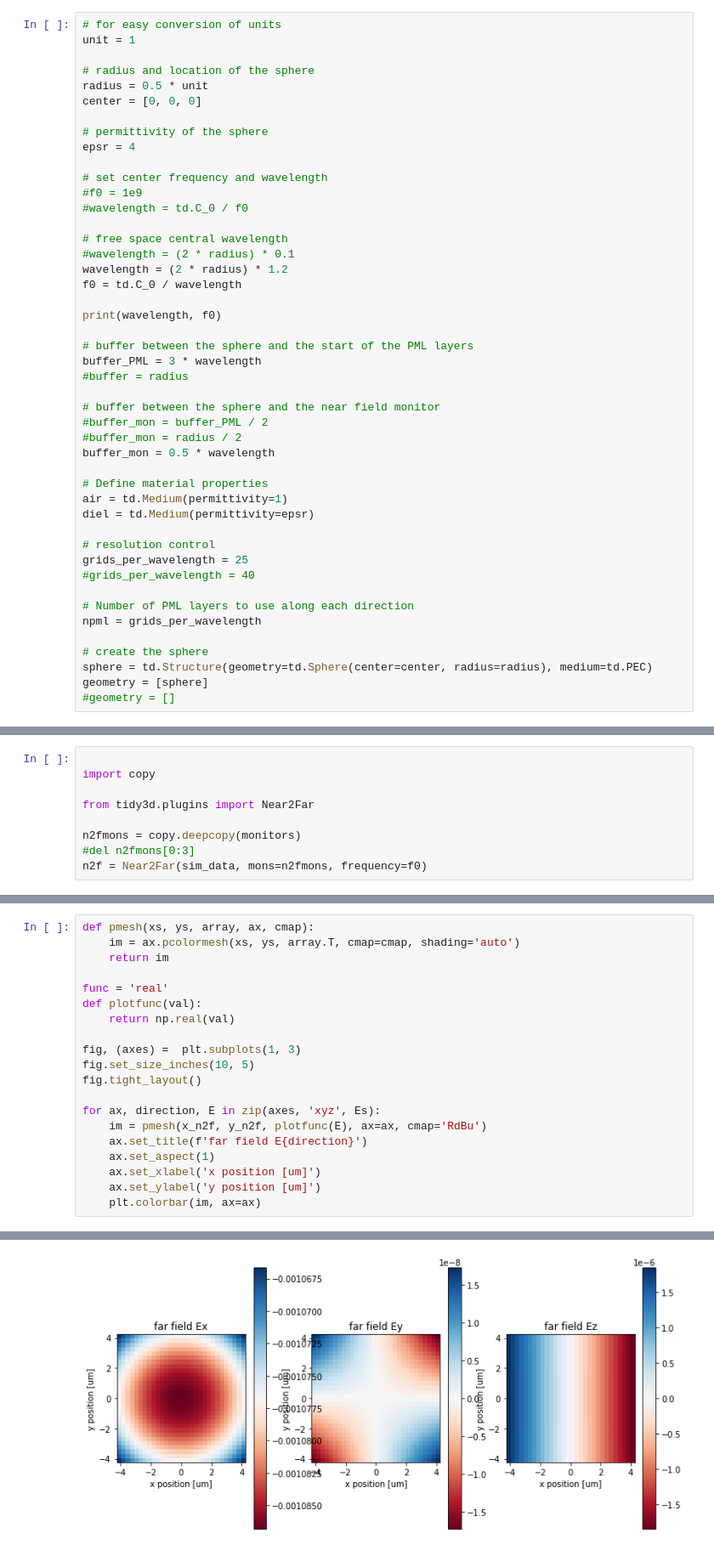
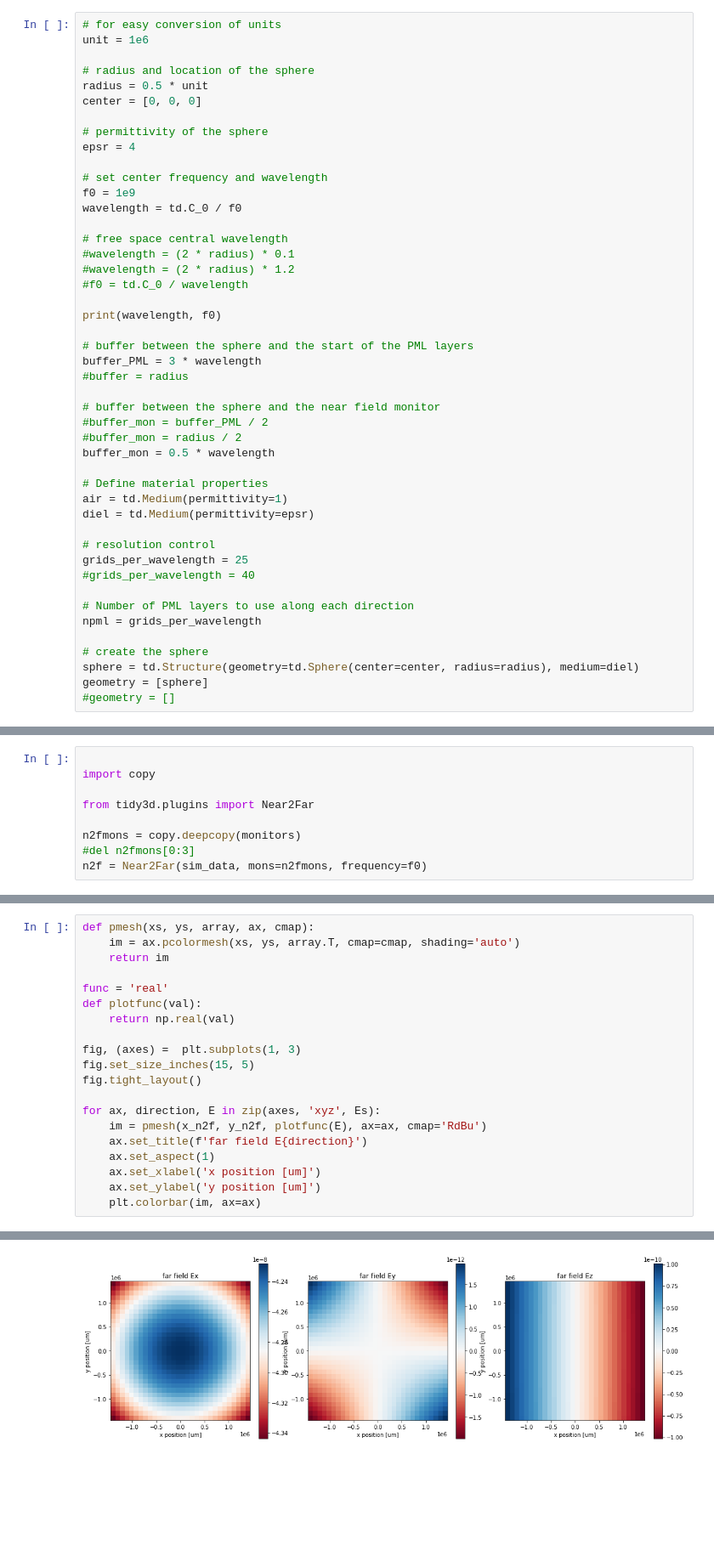
Before and after one commit to flexcompute-readthedocs/tidy3d-docs, a Jupyter notebook: docs/source/notebooks/Near2FarSphereRCS.ipynb, the cells around one changed output, grey strips where cells are left out. Shown at 85% size. Saved outputs shown, nothing was run; the diff lists cells and outputs as text; blank space fills up the shorter version.

Commit message:
updated the dipole and sphere RCS notebooks

```diff
--- a/docs/source/notebooks/Near2FarSphereRCS.ipynb
+++ b/docs/source/notebooks/Near2FarSphereRCS.ipynb
@@ -14,7 +14,7 @@ The autoreload extension is already loaded. To reload it, use:
   %reload_ext autoreload
 # %%
 # for easy conversion of units
-unit = 1
+unit = 1e6
 
 # radius and location of the sphere
 radius = 0.5 * unit
@@ -24,13 +24,13 @@ center = [0, 0, 0]
 epsr = 4
 
 # set center frequency and wavelength
-#f0 = 1e9
-#wavelength = td.C_0 / f0
+f0 = 1e9
+wavelength = td.C_0 / f0
 
 # free space central wavelength
 #wavelength = (2 * radius) * 0.1
-wavelength = (2 * radius) * 1.2
-f0 = td.C_0 / wavelength
+#wavelength = (2 * radius) * 1.2
+#f0 = td.C_0 / wavelength
 
 print(wavelength, f0)
 
@@ -55,7 +55,7 @@ grids_per_wavelength = 25
 npml = grids_per_wavelength
 
 # create the sphere
-sphere = td.Structure(geometry=td.Sphere(center=center, radius=radius), medium=td.PEC)
+sphere = td.Structure(geometry=td.Sphere(center=center, radius=radius), medium=diel)
 geometry = [sphere]
 #geometry = []
 # %% [output]
@@ -398,7 +398,7 @@ def plotfunc(val):
     return np.real(val)
 
 fig, (axes) =  plt.subplots(1, 3)
-fig.set_size_inches(10, 5)
+fig.set_size_inches(15, 5)
 fig.tight_layout()
 
 for ax, direction, E in zip(axes, 'xyz', Es):
@@ -413 +413 @@ for ax, direction, E in zip(axes, 'xyz', Es):
-[figure, old version]
+[figure, new version]
```
Also changed, not shown: parts of 6 cells of this notebook, 3 other files.
